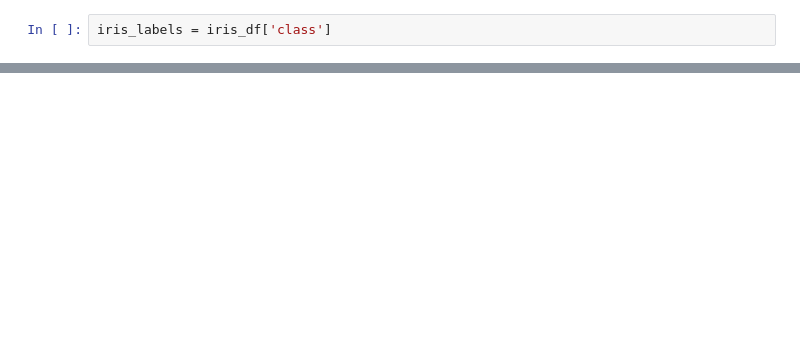
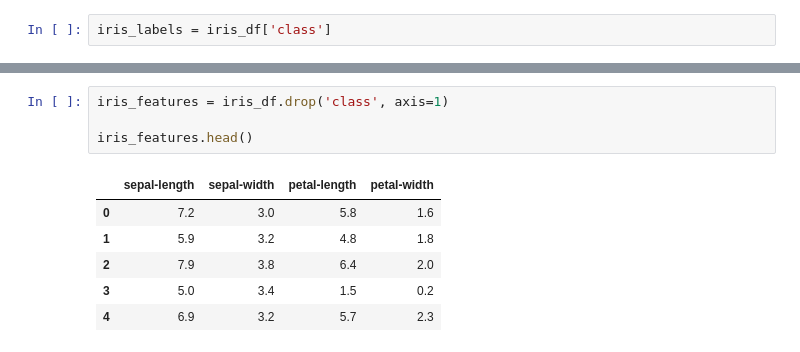
Before and after one commit to Arjunkalidas/data-scientifico, a Jupyter notebook: SimpleKMeansClustering_Iris.ipynb, the cells around one changed output, grey strips where cells are left out. Drawn from its saved outputs; the diff is of its cells as text; blank space fills up the shorter version.

```diff
--- a/SimpleKMeansClustering_Iris.ipynb
+++ b/SimpleKMeansClustering_Iris.ipynb
@@ -181,0 +242,11 @@ array=[1. 0. 1. 2. 2. 0. 2. 2. 0. 0. 2. 2. 0. 0. 0. 0. 1. 1. 2. 1. 1. 2. 1. 0.
+# %%
+iris_features = iris_df.drop('class', axis=1)
+
+iris_features.head()
+# %% [output]
+|  | sepal-length | sepal-width | petal-length | petal-width |
+| 0 | 7.2 | 3.0 | 5.8 | 1.6 |
+| 1 | 5.9 | 3.2 | 4.8 | 1.8 |
+| 2 | 7.9 | 3.8 | 6.4 | 2.0 |
+| 3 | 5.0 | 3.4 | 1.5 | 0.2 |
+| 4 | 6.9 | 3.2 | 5.7 | 2.3 |
```
Also changed, not shown: parts of 20 cells of this notebook.
